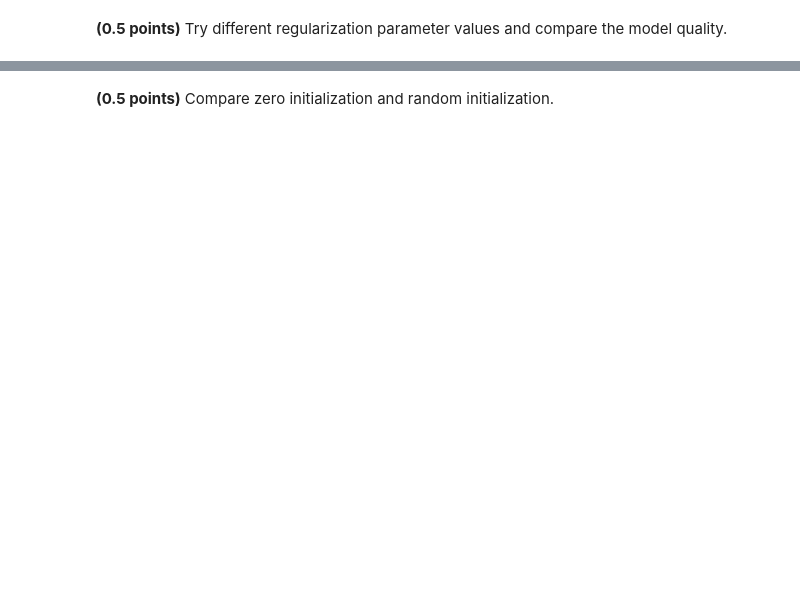
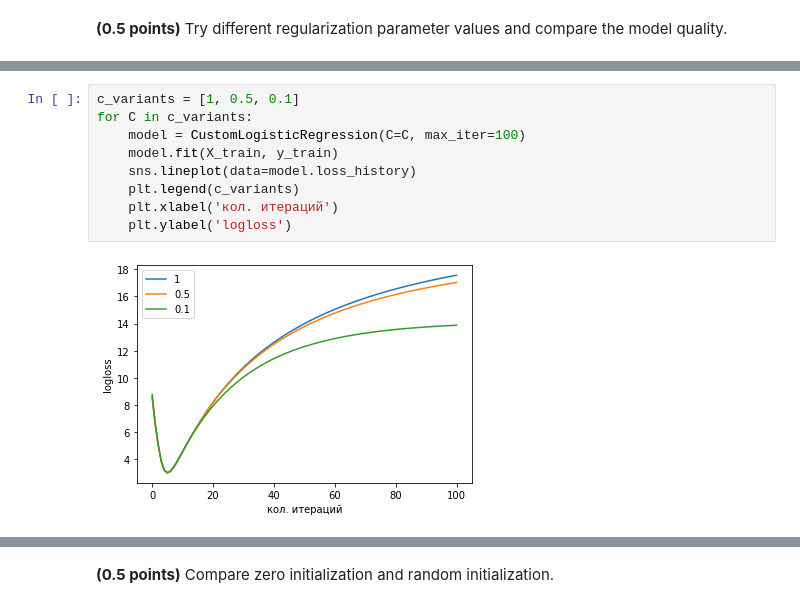
Before and after one commit to githubjeka/ml-intro, a Jupyter notebook: hw_classification.ipynb, the cells around one changed output, grey strips where cells are left out. Drawn from its saved outputs; the diff is of its cells as text; blank space fills up the shorter version.

```diff
--- a/hw_classification.ipynb
+++ b/hw_classification.ipynb
@@ -195,0 +262,11 @@ assert min(train_acc, test_acc) > 0.9
+# %%
+c_variants = [1, 0.5, 0.1]
+for C in c_variants:
+    model = CustomLogisticRegression(C=C, max_iter=100)
+    model.fit(X_train, y_train)
+    sns.lineplot(data=model.loss_history)
+    plt.legend(c_variants)
+    plt.xlabel('кол. итераций')
+    plt.ylabel('logloss')
+# %% [output]
+[figure, added]
```
Also changed, not shown: parts of 24 cells of this notebook.
